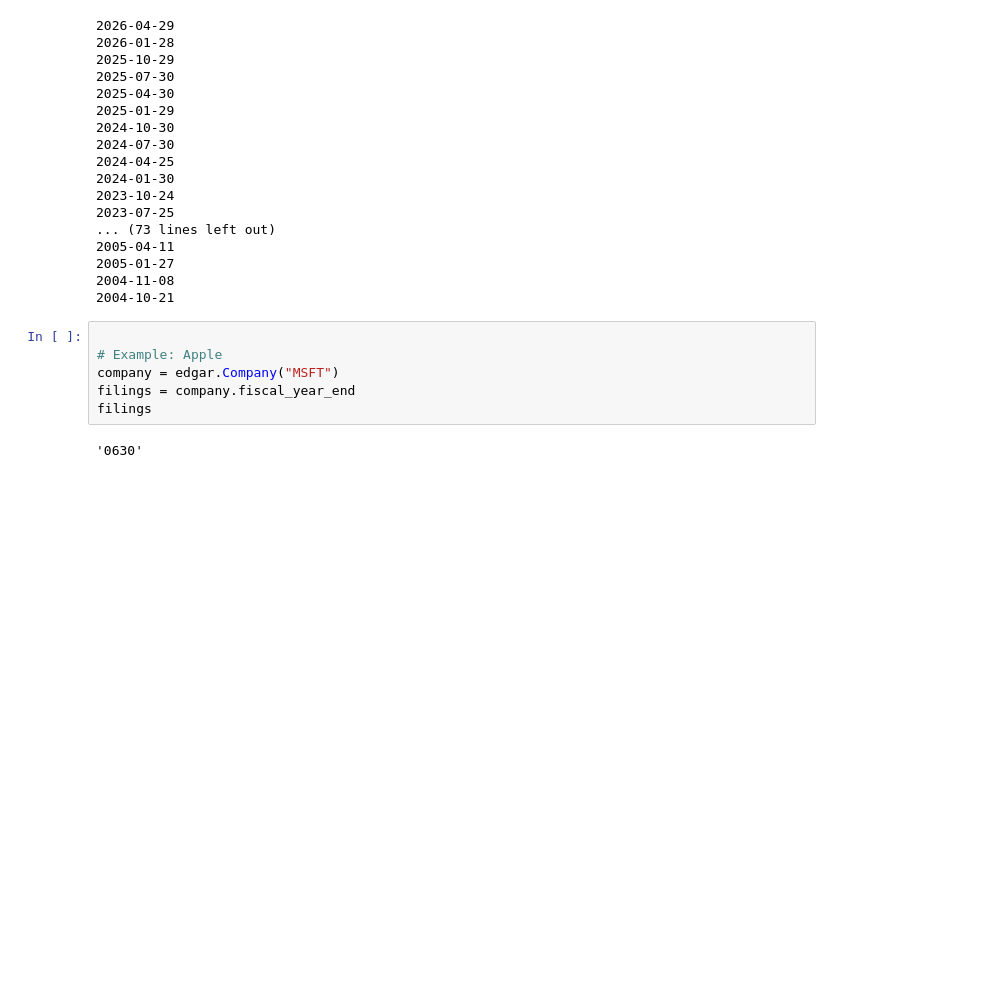
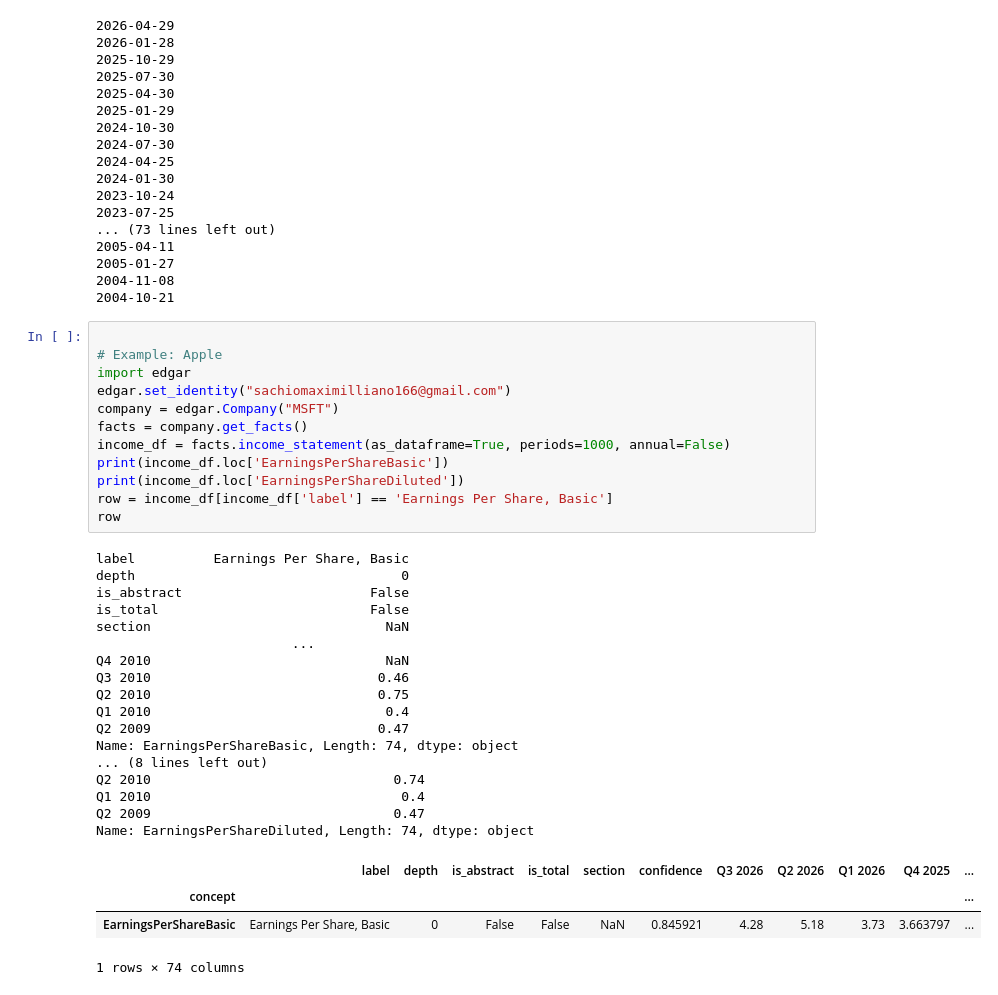
Before and after one commit to SachMax/earnings-catalyst-screener, a Jupyter notebook: md-note/edgar-test.ipynb, the cells around one changed output. Saved outputs shown, nothing was run; the diff lists cells and outputs as text; blank space fills up the shorter version.

```diff
--- a/md-note/edgar-test.ipynb
+++ b/md-note/edgar-test.ipynb
@@ -167,8 +167,34 @@ for f in fil:
 # %%
 
 # Example: Apple
+import edgar
+edgar.set_identity("sachiomaximilliano166@gmail.com")
 company = edgar.Company("MSFT")
-filings = company.fiscal_year_end
-filings
+facts = company.get_facts()
+income_df = facts.income_statement(as_dataframe=True, periods=1000, annual=False)
+print(income_df.loc['EarningsPerShareBasic'])
+print(income_df.loc['EarningsPerShareDiluted'])
+row = income_df[income_df['label'] == 'Earnings Per Share, Basic']
+row
 # %% [output]
-'0630'
+label          Earnings Per Share, Basic
+depth                                  0
+is_abstract                        False
+is_total                           False
+section                              NaN
+                         ...
+Q4 2010                              NaN
+Q3 2010                             0.46
+Q2 2010                             0.75
+Q1 2010                              0.4
+Q2 2009                             0.47
+Name: EarningsPerShareBasic, Length: 74, dtype: object
+... (8 lines left out)
+Q2 2010                               0.74
+Q1 2010                                0.4
+Q2 2009                               0.47
+Name: EarningsPerShareDiluted, Length: 74, dtype: object
+|  | label | depth | is_abstract | is_total | section | confidence | Q3 2026 | Q2 2026 | Q1 2026 | Q4 2025 | ... |
+| concept |  |  |  |  |  |  |  |  |  |  | ... |
+| EarningsPerShareBasic | Earnings Per Share, Basic | 0 | False | False | NaN | 0.845921 | 4.28 | 5.18 | 3.73 | 3.663797 | ... |
+1 rows × 74 columns
```
Also changed, not shown: 26 other files.
